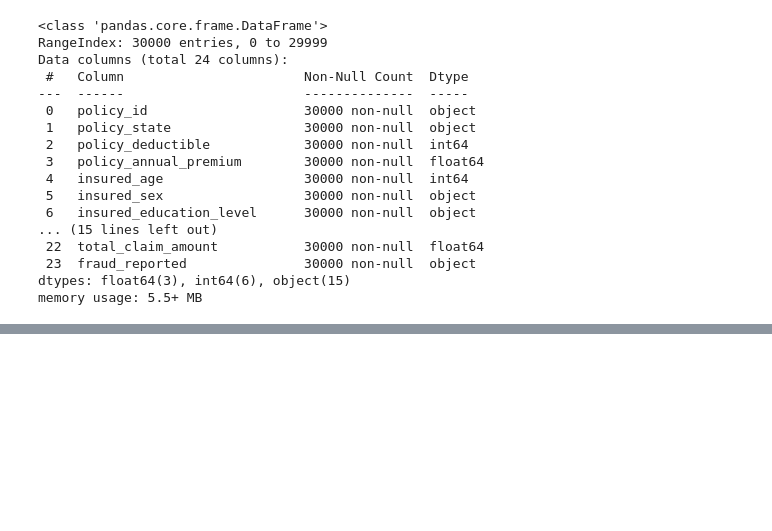
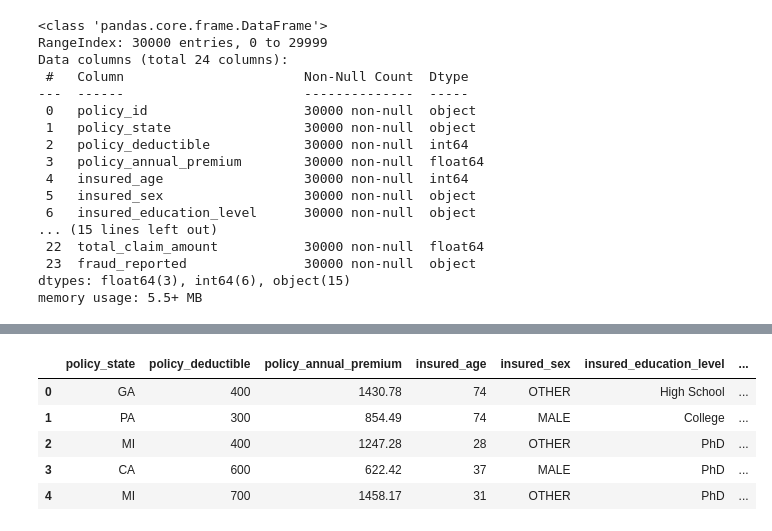
Before and after one commit to Salma-M-H/Car_Fraud_Insurance_Detection, a Jupyter notebook: car_insurance_fraud_detection.ipynb, the cells around one changed output, grey strips where cells are left out. Drawn from its saved outputs; the diff is of its cells as text; code cells hidden in the pictures; blank space fills up the shorter version.

```diff
--- a/car_insurance_fraud_detection.ipynb
+++ b/car_insurance_fraud_detection.ipynb
@@ -72,3 +72,13 @@ car_insurance_fraud_df.describe().T
 | witnesses | 30000.0 | 2.504667 | 1.707691 | 0.00 | 1.0000 | 2.000 | 4.0000 | 5.00 |
 | claim_amount | 30000.0 | 10823.078981 | 6629.690781 | 266.74 | 5350.9475 | 10204.170 | 15381.8675 | 29719.87 |
 | total_claim_amount | 30000.0 | 12757.736600 | 7028.920069 | 502.18 | 6685.5075 | 12740.430 | 18809.9100 | 24999.72 |
+# %%
+car_insurance_fraud_df_copy.drop(columns=['policy_id', ''], inplace=True)
+car_insurance_fraud_df_copy.head()
+# %% [output]
+|  | policy_state | policy_deductible | policy_annual_premium | insured_age | insured_sex | insured_education_level | ... |
+| 0 | GA | 400 | 1430.78 | 74 | OTHER | High School | ... |
+| 1 | PA | 300 | 854.49 | 74 | MALE | College | ... |
+| 2 | MI | 400 | 1247.28 | 28 | OTHER | PhD | ... |
+| 3 | CA | 600 | 622.42 | 37 | MALE | PhD | ... |
+| 4 | MI | 700 | 1458.17 | 31 | OTHER | PhD | ... |
```
Also changed, not shown: parts of 8 cells of this notebook, 2 other files.
